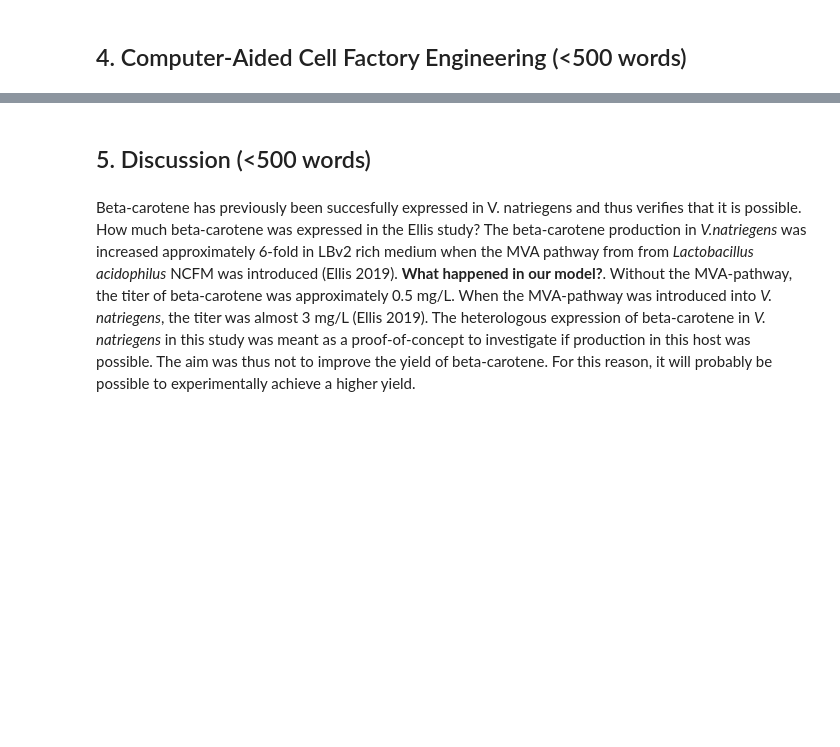
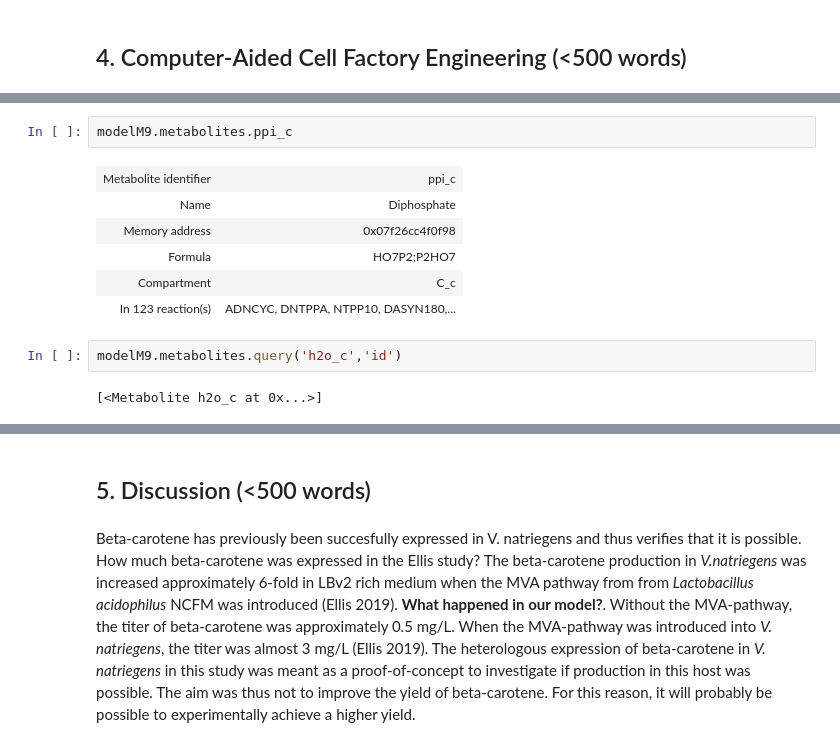
Before and after one commit to 27410/27410-2020-group-project-group-7_vibrio-natriegens, a Jupyter notebook: Report.ipynb, the cells around one changed output, grey strips where cells are left out. Cells and saved outputs as stored; diff of their text form; blank space fills up the shorter version.

```diff
--- a/Report.ipynb
+++ b/Report.ipynb
@@ -177,0 +224,13 @@ Hej hej
+# %%
+modelM9.metabolites.ppi_c
+# %% [output]
+| Metabolite identifier | ppi_c |
+| Name | Diphosphate |
+| Memory address | 0x07f26cc4f0f98 |
+| Formula | HO7P2;P2HO7 |
+| Compartment | C_c |
+| In 123 reaction(s) | ADNCYC, DNTPPA, NTPP10, DASYN180,... |
+# %%
+modelM9.metabolites.query('h2o_c','id')
+# %% [output]
+[<Metabolite h2o_c at 0x...>]
```
Also changed, not shown: parts of 29 cells of this notebook.
